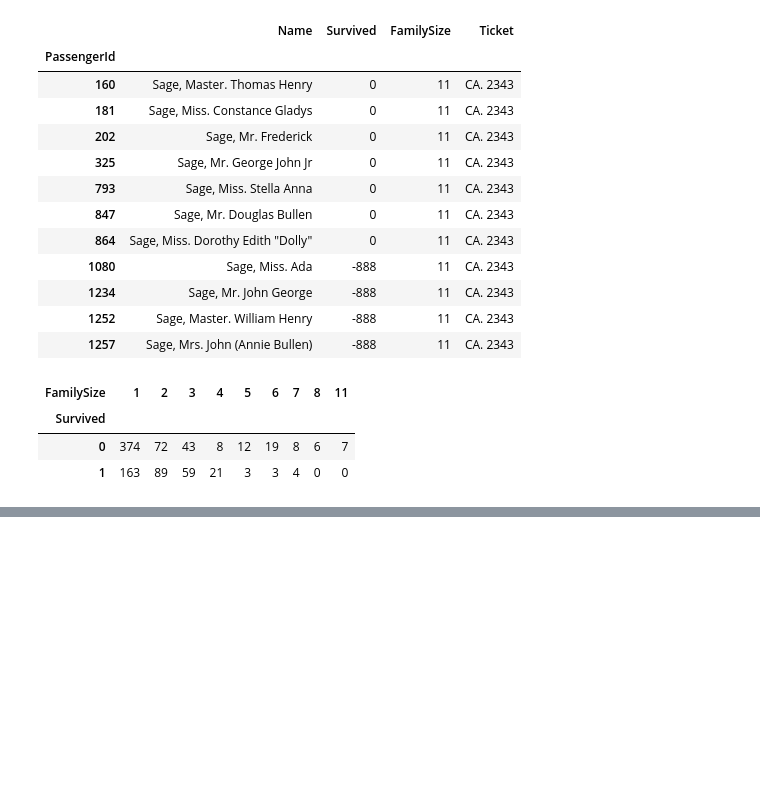
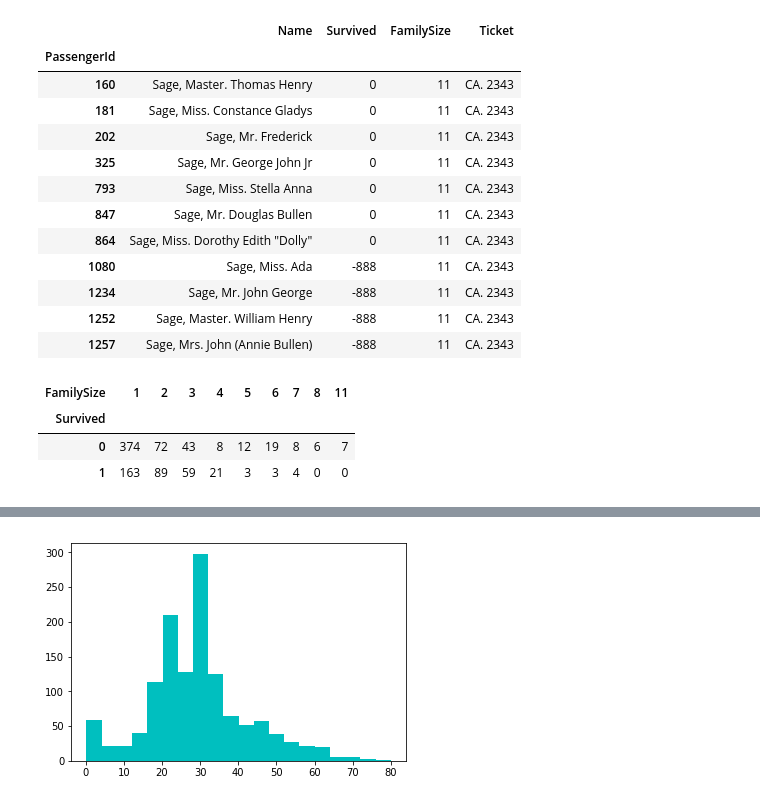
Before and after one commit to kutubk52/data-science, a Jupyter notebook: notebooks/2.0-ak-exploring-processing-data.ipynb, the cells around one changed output, grey strips where cells are left out. Saved outputs shown, nothing was run; the diff lists cells and outputs as text; code cells hidden in the pictures; blank space fills up the shorter version.

```diff
--- a/notebooks/2.0-ak-exploring-processing-data.ipynb
+++ b/notebooks/2.0-ak-exploring-processing-data.ipynb
@@ -892,0 +1194,5 @@ pd.crosstab(df[df.Survived != -888].Survived, df[df.Survived != -888].FamilySize
+# %%
+plt.hist(df.Age, bins=20, color='c')
+plt.show()
+# %% [output]
+[figure, added]
```
Also changed, not shown: parts of 34 cells of this notebook, 7 other files.
